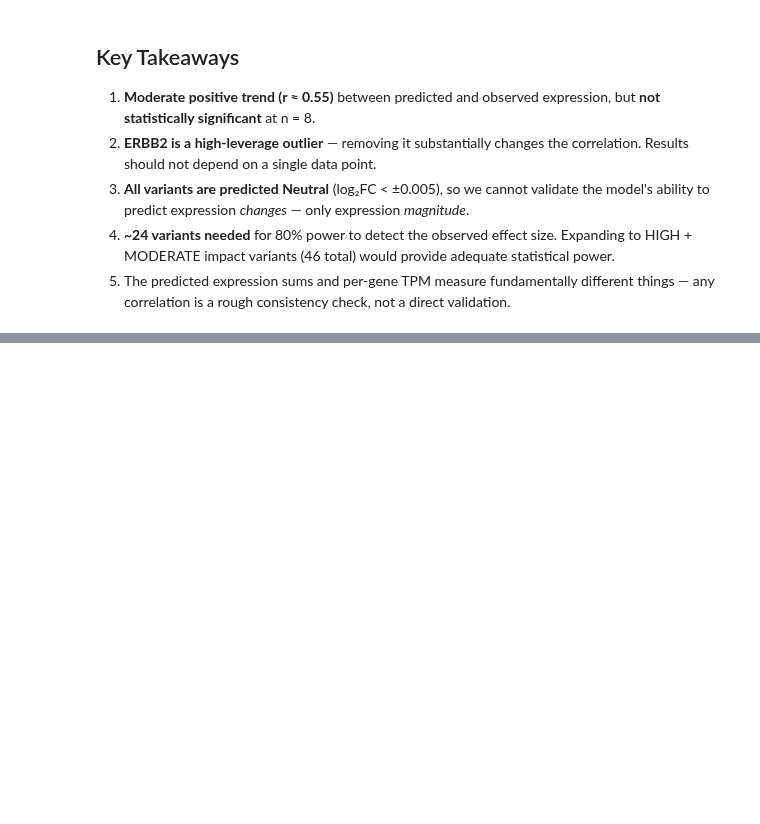
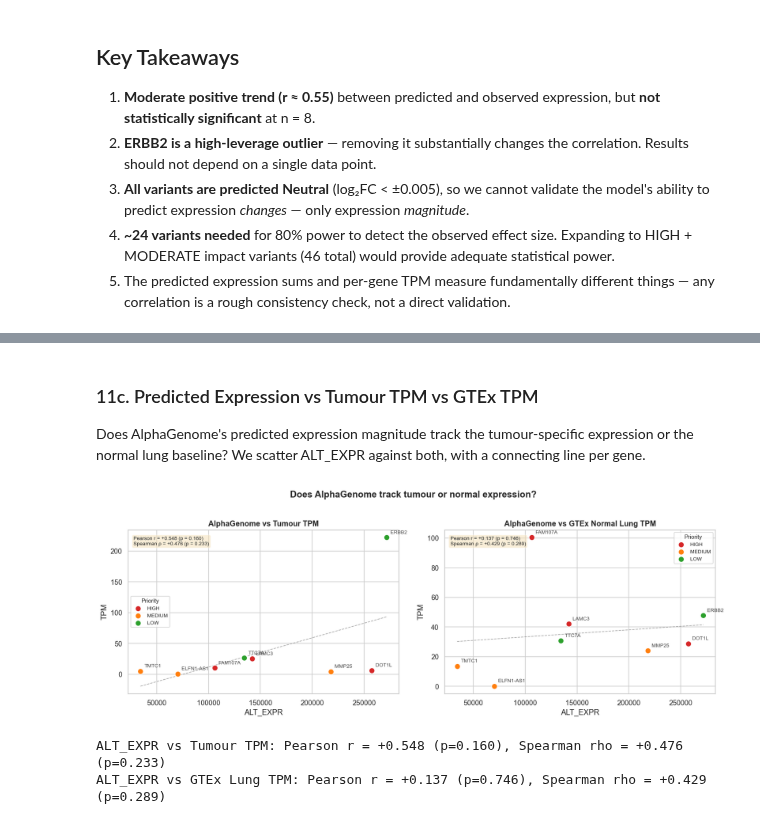
Before and after one commit to lexievu/variant-to-expression-analysis, a Jupyter notebook: notebooks/prediction_vs_rnaseq.ipynb, the cells around one changed output, grey strips where cells are left out. Cells and saved outputs as stored; diff of their text form; code cells hidden in the pictures; blank space fills up the shorter version.

```diff
--- a/notebooks/prediction_vs_rnaseq.ipynb
+++ b/notebooks/prediction_vs_rnaseq.ipynb
@@ -428,0 +541,38 @@ Sample size needed for 80% power at r = 0.548: n = 24
+# %% [markdown]
+### 11c. Predicted Expression vs Tumour TPM vs GTEx TPM
+
+Does AlphaGenome's predicted expression magnitude track the tumour-specific expression or the normal lung baseline? We scatter ALT_EXPR against both, with a connecting line per gene.
+# %%
+# Merge GTEx into main df
+df_with_gtex = df.merge(
+    gtex[["GENE", "GTEX_LUNG_TPM", "SILENCING_CLASS"]],
+    on="GENE", how="left",
+)
+
+fig, axes = plt.subplots(1, 2, figsize=(14, 5))
+
+# Left: ALT_EXPR vs Tumour TPM (same as section 3, for comparison)
+scatter_with_regression(axes[0], "ALT_EXPR", "OBSERVED_TPM", df_with_gtex,
+                        "ALT_EXPR", "TPM",
+                        "AlphaGenome vs Tumour TPM")
+
+# Right: ALT_EXPR vs GTEx Lung TPM
+scatter_with_regression(axes[1], "ALT_EXPR", "GTEX_LUNG_TPM", df_with_gtex,
+                        "ALT_EXPR", "TPM",
+                        "AlphaGenome vs GTEx Normal Lung TPM")
+
+plt.suptitle("Does AlphaGenome track tumour or normal expression?",
+             fontweight="bold", y=1.02)
+plt.tight_layout()
+plt.show()
+
+# Print the correlations
+for label, col in [("Tumour TPM", "OBSERVED_TPM"), ("GTEx Lung TPM", "GTEX_LUNG_TPM")]:
+    mask = df_with_gtex[col].notna()
+    r, p = pearsonr(df_with_gtex.loc[mask, "ALT_EXPR"], df_with_gtex.loc[mask, col])
+    rho, sp = spearmanr(df_with_gtex.loc[mask, "ALT_EXPR"], df_with_gtex.loc[mask, col])
+    print(f"ALT_EXPR vs {label}: Pearson r = {r:+.3f} (p={p:.3f}), Spearman rho = {rho:+.3f} (p={sp:.3f})")
+# %% [output]
+[figure, added]
+ALT_EXPR vs Tumour TPM: Pearson r = +0.548 (p=0.160), Spearman rho = +0.476 (p=0.233)
+ALT_EXPR vs GTEx Lung TPM: Pearson r = +0.137 (p=0.746), Spearman rho = +0.429 (p=0.289)
```
Also changed, not shown: parts of 9 cells of this notebook, 4 other files.
